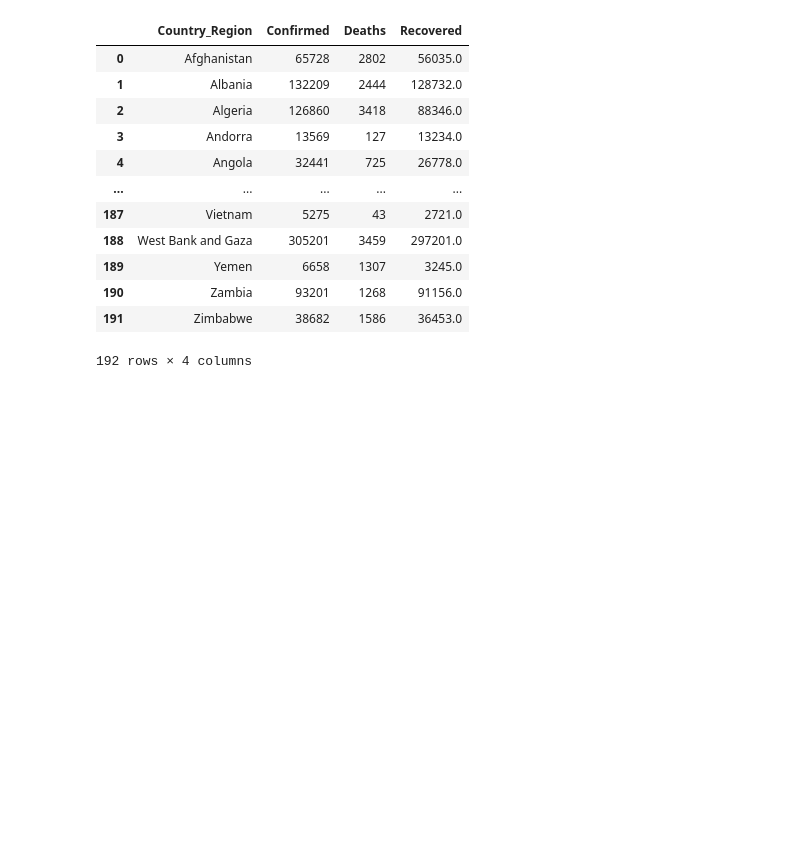
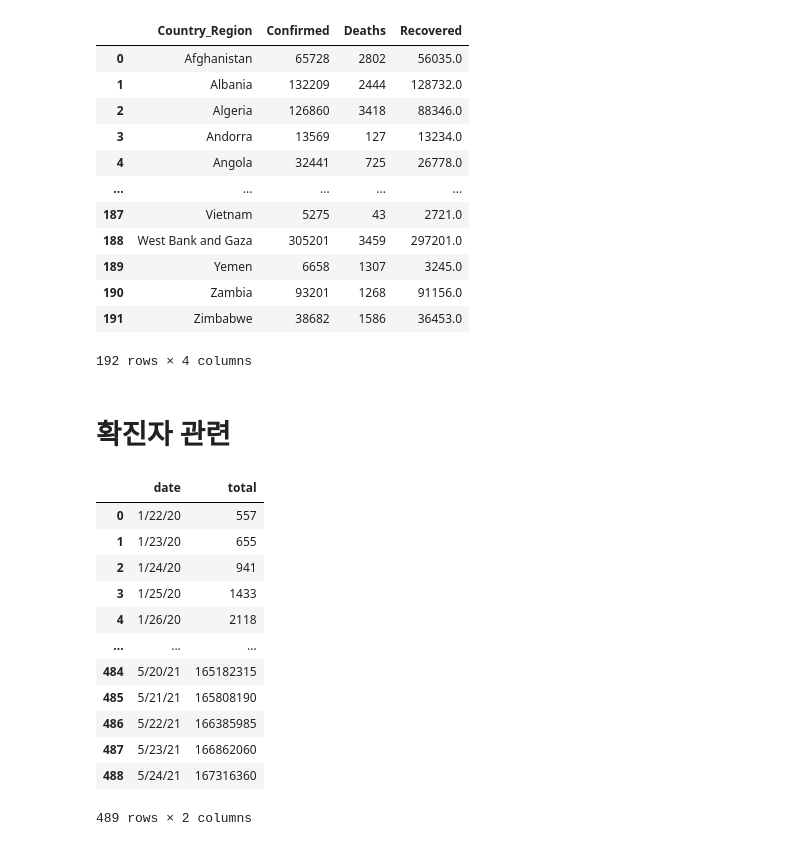
Before and after one commit to sigmadream/python-covid19-map, a Jupyter notebook: getting-pandas.ipynb, the cells around one changed output. Saved outputs shown, nothing was run; the diff lists cells and outputs as text; code cells hidden in the pictures; blank space fills up the shorter version.

```diff
--- a/getting-pandas.ipynb
+++ b/getting-pandas.ipynb
@@ -42,3 +44,24 @@ daily_df
 | 190 | Zambia | 93201 | 1268 | 91156.0 |
 | 191 | Zimbabwe | 38682 | 1586 | 36453.0 |
 192 rows × 4 columns
+# %% [markdown]
+# 확진자 관련
+# %%
+df = pd.read_csv("data/time_confirmed.csv")
+df = df.drop(["Province/State", "Country/Region","Lat", "Long"], axis=1).sum().reset_index(name="total")
+df = df.rename(columns={'index': 'date'})
+df
+# %% [output]
+|  | date | total |
+| 0 | 1/22/20 | 557 |
+| 1 | 1/23/20 | 655 |
+| 2 | 1/24/20 | 941 |
+| 3 | 1/25/20 | 1433 |
+| 4 | 1/26/20 | 2118 |
+| ... | ... | ... |
+| 484 | 5/20/21 | 165182315 |
+| 485 | 5/21/21 | 165808190 |
+| 486 | 5/22/21 | 166385985 |
+| 487 | 5/23/21 | 166862060 |
+| 488 | 5/24/21 | 167316360 |
+489 rows × 2 columns
```
Also changed, not shown: parts of 7 cells of this notebook, 3 other files.
